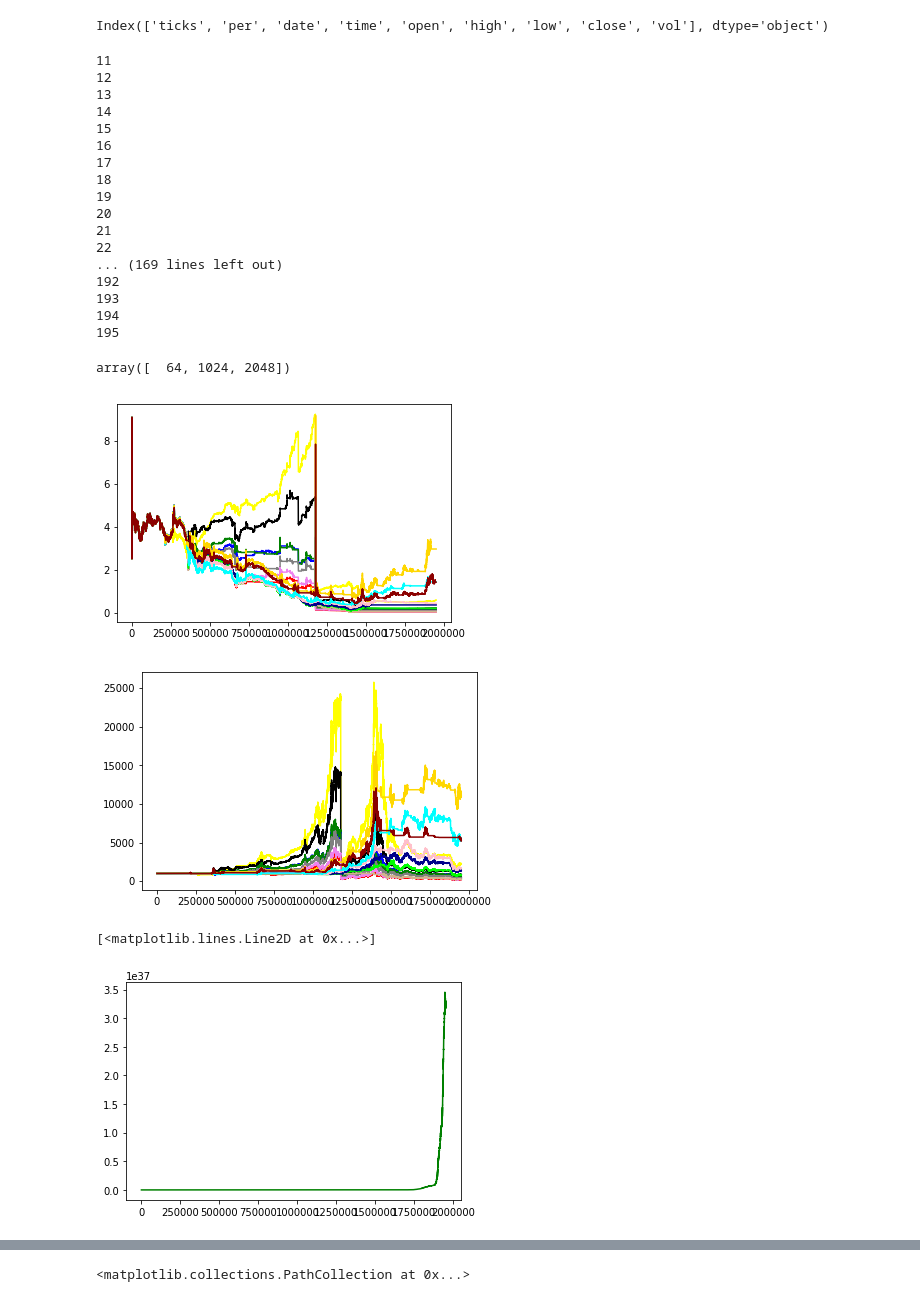
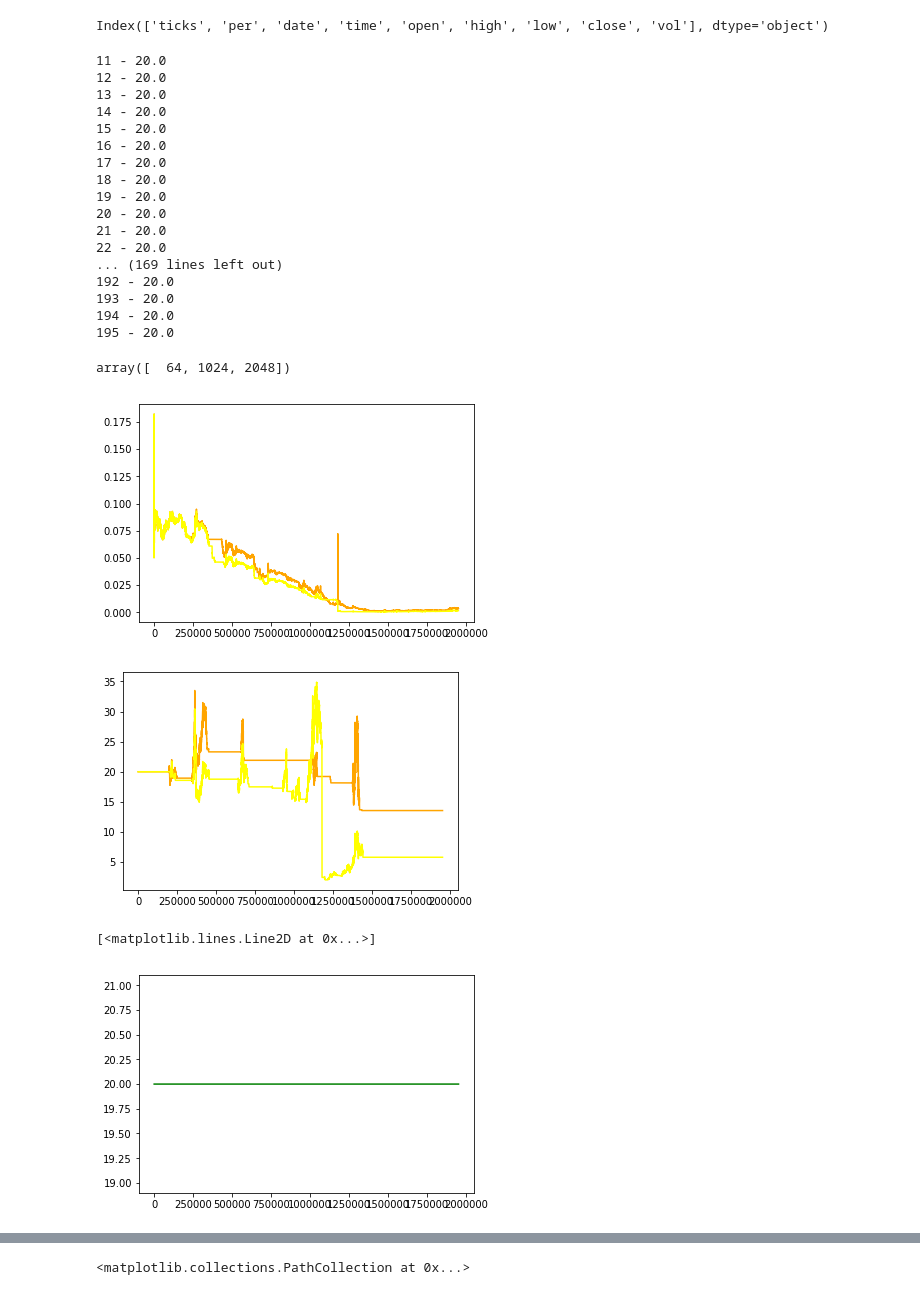
Before and after one commit to kharchenkoMichael/crypto_bot, a Jupyter notebook: BotTrade.ipynb, the cells around one changed output, grey strips where cells are left out. Cells and saved outputs as stored; diff of their text form; code cells hidden in the pictures.

```diff
--- a/BotTrade.ipynb
+++ b/BotTrade.ipynb
@@ -67,5 +67,5 @@ df.columns
 # %% [output]
 Index(['ticks', 'per', 'date', 'time', 'open', 'high', 'low', 'close', 'vol'], dtype='object')
 # %%
-usd = 1000
+usd = 20
 bitcoin = 0
@@ -74,11 +72,13 @@ k = np.array([2**i for i in range(2,17)])
+# %%
+k = np.array([120000, 130000])
 # %%
 y = [df.open[0]]*len(k)
 for index, i in enumerate(k):
     df.open[int(100000-i):100000]
 # %%
 results = [[usd, bitcoin] for i in range(len(k))]
-all_j = [[1000 for j in range(len(df.open))] for i in range(len(k))]
-all_ = [1000 for j in range(len(df.open))]
+all_j = [[20 for j in range(len(df.open))] for i in range(len(k))]
+all_ = [20 for j in range(len(df.open))]
 result = [[usd, bitcoin] for i in range(len(df.open))]
 # %%
 for j in range(100001, len(df.open)):
@@ -88,43 +88,56 @@ for j in range(100001, len(df.open)):
         dif = df.open[j] - y[i]
 
         a = results[i][0]+results[i][1]*df.open[j]
+        k1 = 1 if dif > 0 else 0
+        if k1 == 0 and results[i][0] == 0:
+            a *= 0.999
+            results[i][0] = a*(1-k1)
+            results[i][1] = 0
+        elif k1 == 1 and results[i][1] == 0:
+            a *= 0.999
+            results[i][1] = a*k1/df.open[j]
+            results[i][0] = 0
+
         all_j[i][j] =a
         if ((all_j[max_index][j] - all_j[max_index][j-1])/all_j[max_index][j-1] < (all_j[i][j] - all_j[i][j-1])/all_j[i][j-1]):
             max_index = i
-        k1 = 1 if dif > 0 else 0
-        results[i][0] = a*(1-k1)
-        results[i][1] = a*k1/df.open[j]
 
     y[max_index] = (y[max_index]*k[max_index] - df.open[j-k[max_index] if j > k[max_index] else 0] + df.open[j])/k[max_index]
     dif = df.open[j] - y[max_index]
 
     a = result[j-1][0]+result[j-1][1]*df.open[j]
-    all_[j] = a
 
     k1 = 1 if dif > 0 else 0
-    result[j][0] = a*(1-k1)
-    result[j][1] = a*k1/df.open[j]
+    if k1 == 0 and result[0] == 0:
+        a *= 0.999
+        result[j][0] = a*(1-k1)
+        result[j][1] = 0
+    elif k1 == 1 and result[1] == 0:
+        a *= 0.999
+        result[j][1] = a*k1/df.open[j]
+        result[j][0] = 0
 
+    all_[j] = a
     if j%10000 == 0:
-        print(j//10000)
+        print("{} - {}".format(j//10000, all_[j]))
 # %% [output]
-11
-12
-13
-14
-15
-16
-17
-18
-19
-20
-21
-22
+11 - 20.0
+12 - 20.0
+13 - 20.0
+14 - 20.0
+15 - 20.0
+16 - 20.0
+17 - 20.0
+18 - 20.0
+19 - 20.0
+20 - 20.0
+21 - 20.0
+22 - 20.0
 ... (169 lines left out)
-192
-193
-194
-195
+192 - 20.0
+193 - 20.0
+194 - 20.0
+195 - 20.0
 # %%
 c = ['orange', 'yellow', 'black', 'blue', 'green', 'gray', 'red', 'violet', 'tan', 'lime', 'darkblue', 'pink', 'aqua', 'gold', 'darkred']
 # %%
@@ -136,19 +149,19 @@ k[[4,8,9]]
 # %% [output]
 array([  64, 1024, 2048])
 # %%
-for i in range(len(k))[1:]:
+for i in range(len(k)):
     all_3_bitcoin = all_3[i]/df.open
     plt.plot(list(range(len(all_3[i]))), all_3_bitcoin, color = c[i])
 # %% [output]
-[figure, old version]
+[figure, new version]
 # %%
-for i in range(len(k))[1:]:
+for i in range(len(k)):
     plt.plot(list(range(len(all_3[i]))), all_3[i], color = c[i])
 # %% [output]
-[figure, old version]
+[figure, new version]
 # %%
 plt.plot(list(range(len(all_))), all_, color = "green")
 # %% [output]
 [<matplotlib.lines.Line2D at 0x...>]
-[figure, old version]
+[figure, new version]
 # %%
```
Also changed, not shown: parts of 7 cells of this notebook, 2 other files.
